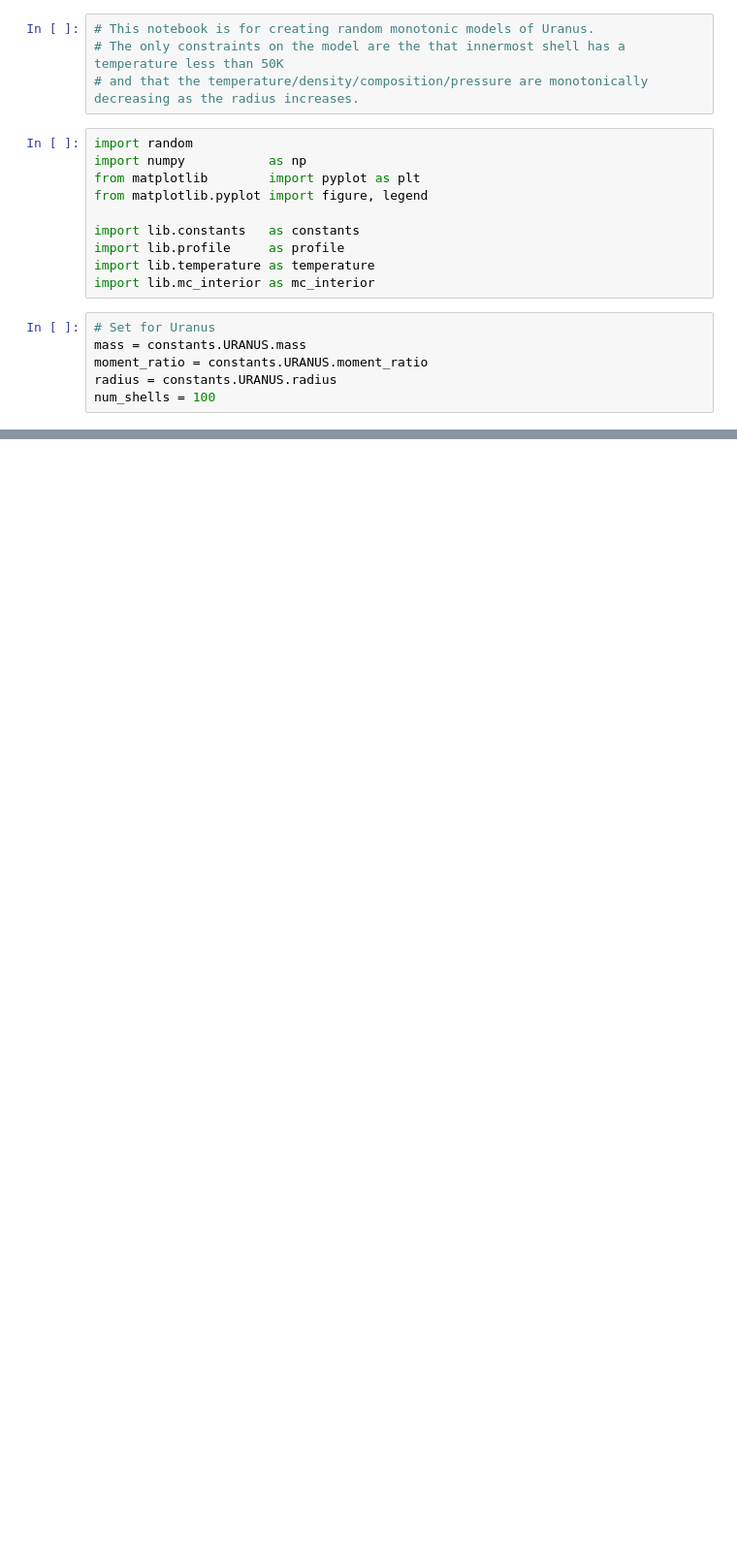
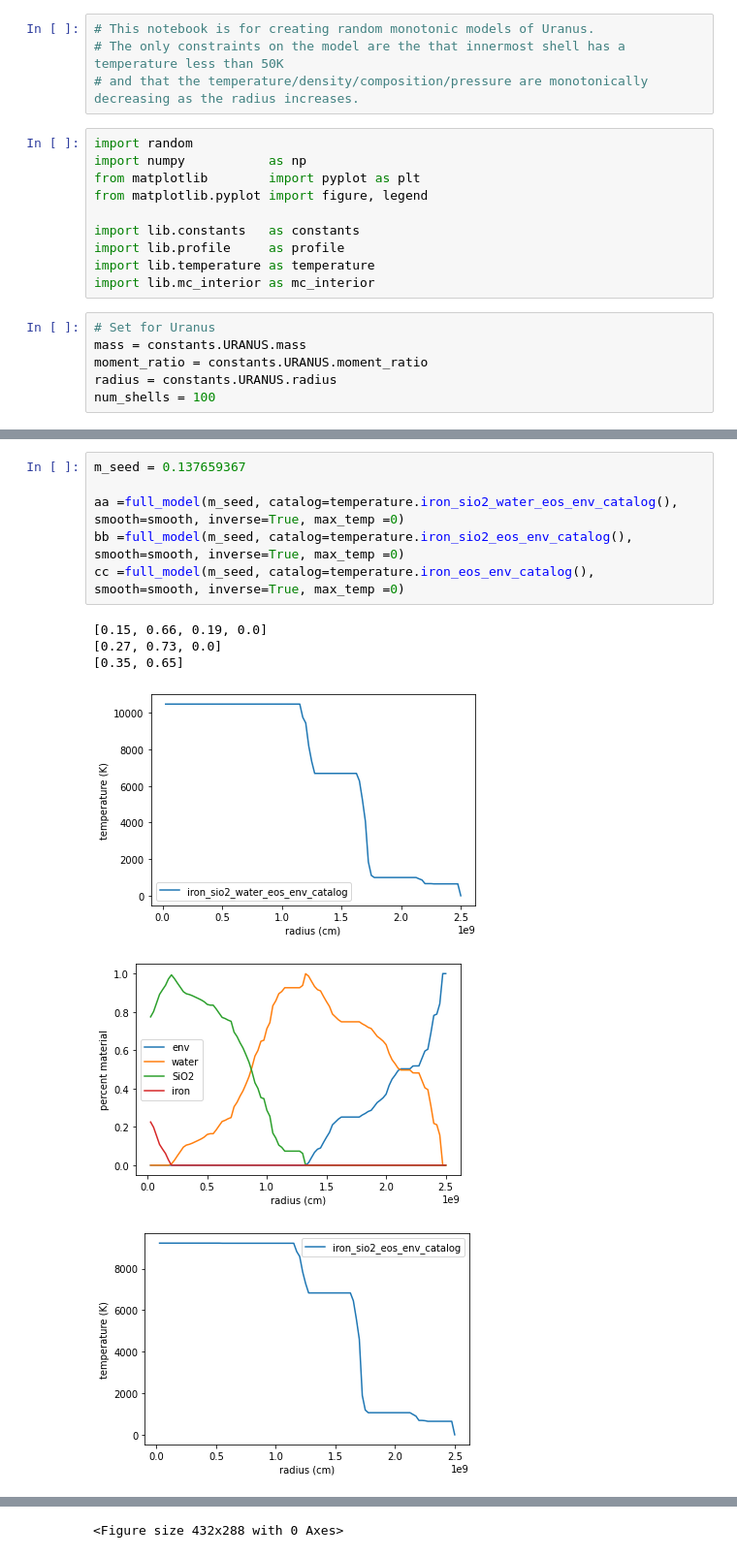
Before and after one commit to podolak/mcplanet, a Jupyter notebook: max_composition_planets.ipynb, the cells around one changed output, grey strips where cells are left out. Shown at 97% size. Saved outputs shown, nothing was run; the diff lists cells and outputs as text; blank space fills up the shorter version.

```diff
--- a/max_composition_planets.ipynb
+++ b/max_composition_planets.ipynb
@@ -145,3 +147,16 @@ def both_ends(seed, catalog=catalog, smooth=201, max_temp=max_temp, min_temp=0):
     print("regualr  :", m_f.get_mix_ratios())
     print("inverse  :", m_i.get_mix_ratios())
     print("both ends:", both.get_mix_ratios())
+# %%
+m_seed = 0.137659367
+
+aa =full_model(m_seed, catalog=temperature.iron_sio2_water_eos_env_catalog(), smooth=smooth, inverse=True, max_temp =0)
+bb =full_model(m_seed, catalog=temperature.iron_sio2_eos_env_catalog(), smooth=smooth, inverse=True, max_temp =0)
+cc =full_model(m_seed, catalog=temperature.iron_eos_env_catalog(), smooth=smooth, inverse=True, max_temp =0)
+# %% [output]
+[0.15, 0.66, 0.19, 0.0]
+[0.27, 0.73, 0.0]
+[0.35, 0.65]
+[figure, added]
+[figure, added]
+[figure, added]
@@ -148 +166,2 @@ def both_ends(seed, catalog=catalog, smooth=201, max_temp=max_temp, min_temp=0):
+<Figure size 432x288 with 0 Axes>
 # %%
```
Also changed, not shown: parts of 9 cells of this notebook, 3 other files.
